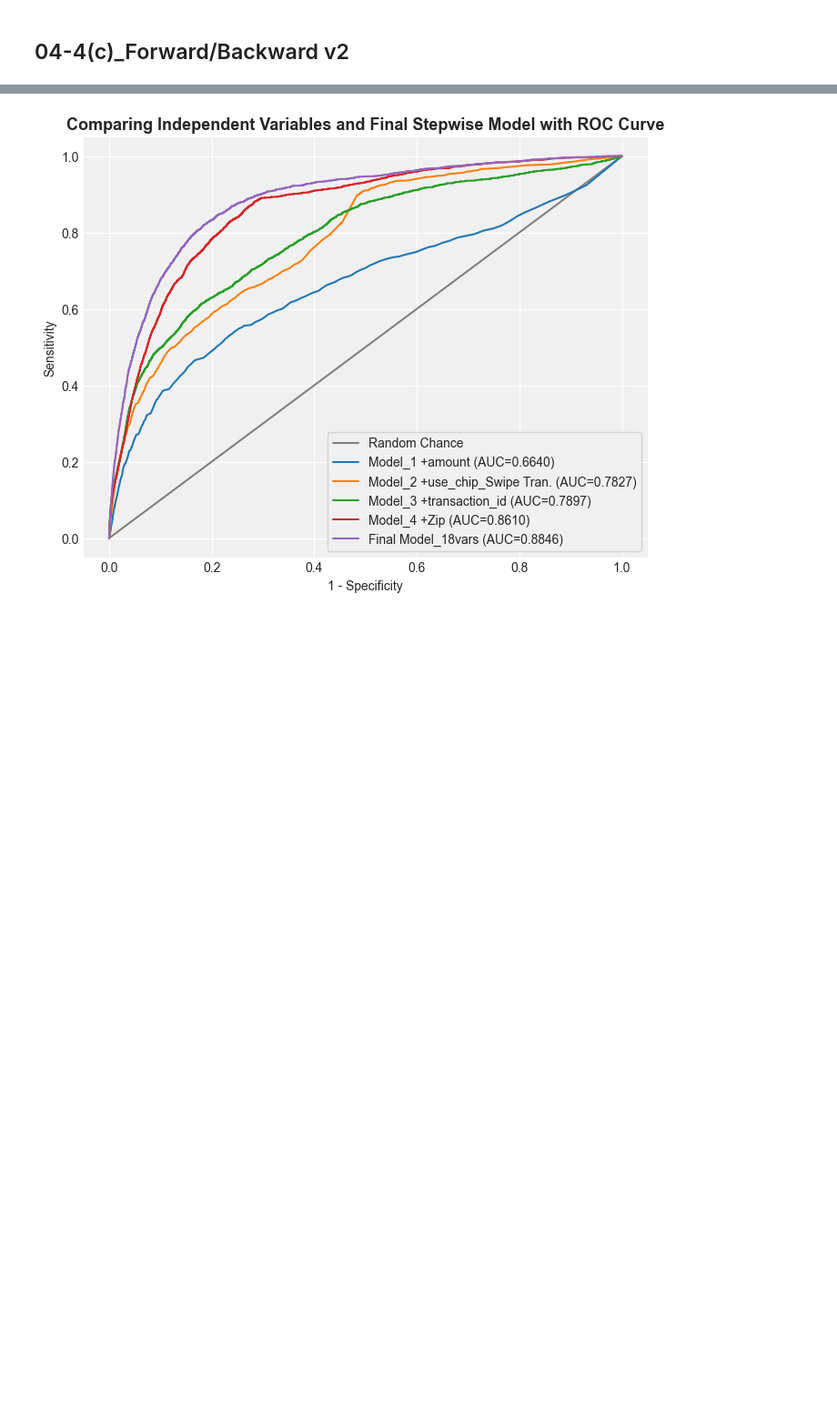
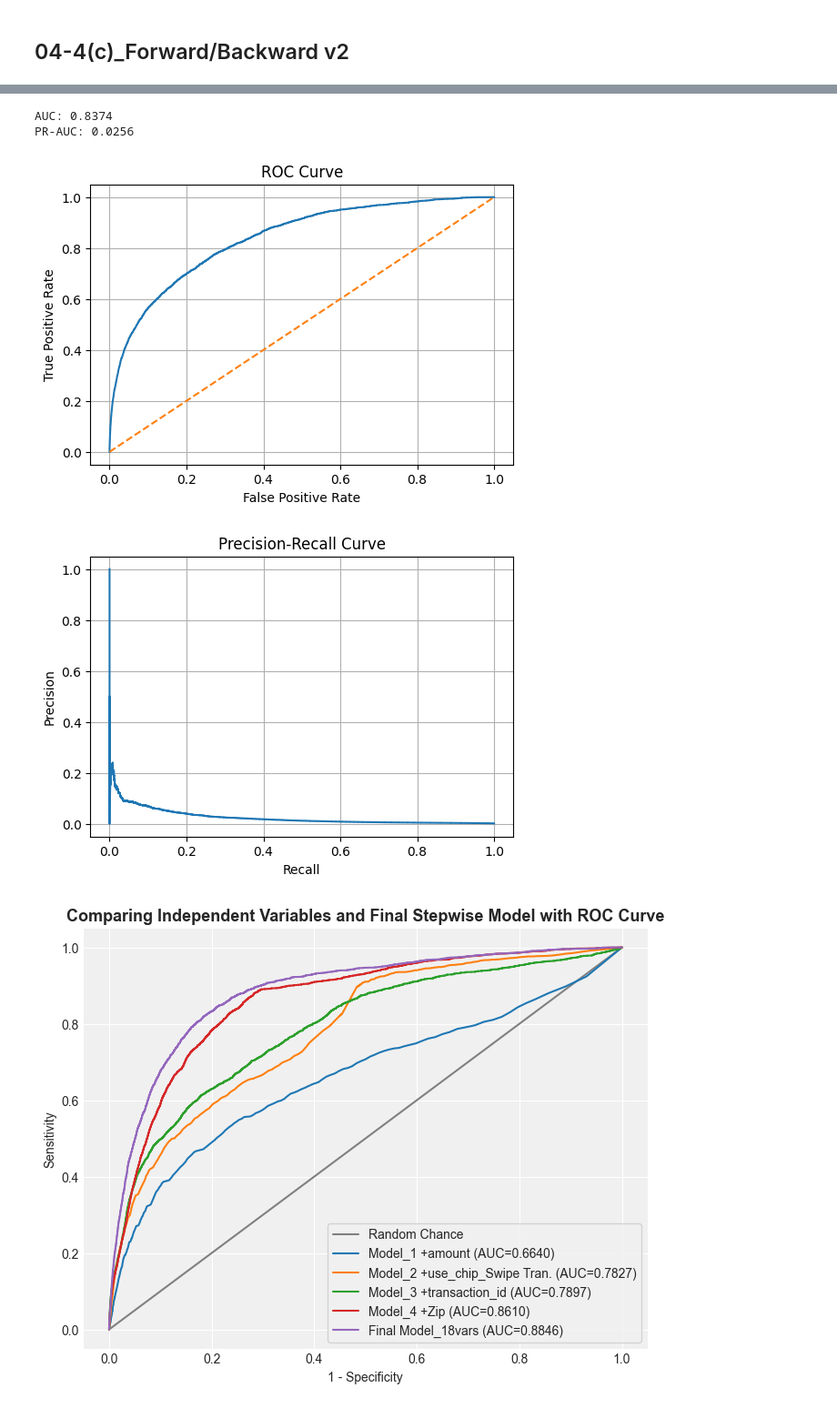
Before and after one commit to andyponn/2025_Fraud-Detection-project, a Jupyter notebook: main_no_adj.ipynb, the cells around one changed output, grey strips where cells are left out. Shown at 91% size. Drawn from its saved outputs; the diff is of its cells as text; code cells hidden in the pictures; blank space fills up the shorter version.

```diff
--- a/main_no_adj.ipynb
+++ b/main_no_adj.ipynb
@@ -1014,2 +987,0 @@ print(calculate_vif(train_df).sort_values(by="VIF Factor", ascending=False))
-# %%
-train_df.drop(columns=["zip"], inplace=True)
@@ -2356,3 +1843,51 @@ print(cutoff_table_zoom.to_string(index=False))
+# %%
+from sklearn.metrics import roc_auc_score, average_precision_score, precision_recall_curve, roc_curve
+import matplotlib.pyplot as plt
+
+def model_auc_prauc(model, test_df, dep_var="is_fraud"):
+    # --- 取得 y_true 與 y_pred_prob ---
+    y_true = test_df[dep_var].astype(int)
+    X_test = sm.add_constant(test_df[model.params.index.drop("const")])
+    y_pred_prob = model.predict(X_test)
+
+    # --- AUC ---
+    auc = roc_auc_score(y_true, y_pred_prob)
+
+    # --- PR-AUC (Average Precision) ---
+    pr_auc = average_precision_score(y_true, y_pred_prob)
+
+    print(f"AUC: {auc:.4f}")
+    print(f"PR-AUC: {pr_auc:.4f}")
+
+    # --- 畫 ROC Curve ---
+    fpr, tpr, _ = roc_curve(y_true, y_pred_prob)
+    plt.figure(figsize=(6,4))
+    plt.plot(fpr, tpr)
+    plt.plot([0,1],[0,1],'--')
+    plt.title("ROC Curve")
+    plt.xlabel("False Positive Rate")
+    plt.ylabel("True Positive Rate")
+    plt.grid(True)
+    plt.show()
+
+    # --- 畫 Precision-Recall Curve ---
+    precision, recall, _ = precision_recall_curve(y_true, y_pred_prob)
+    plt.figure(figsize=(6,4))
+    plt.plot(recall, precision)
+    plt.title("Precision-Recall Curve")
+    plt.xlabel("Recall")
+    plt.ylabel("Precision")
+    plt.grid(True)
+    plt.show()
+
+    return auc, pr_auc
+# %%
+auc, pr_auc = model_auc_prauc(final_model, test_df)
+# %% [output]
+AUC: 0.8374
+PR-AUC: 0.0256
+[figure, added]
+[figure, added]
 # %%
 import matplotlib.pyplot as plt
 from sklearn.metrics import roc_curve, roc_auc_score
```
Also changed, not shown: parts of 16 cells of this notebook, 1 other file.
